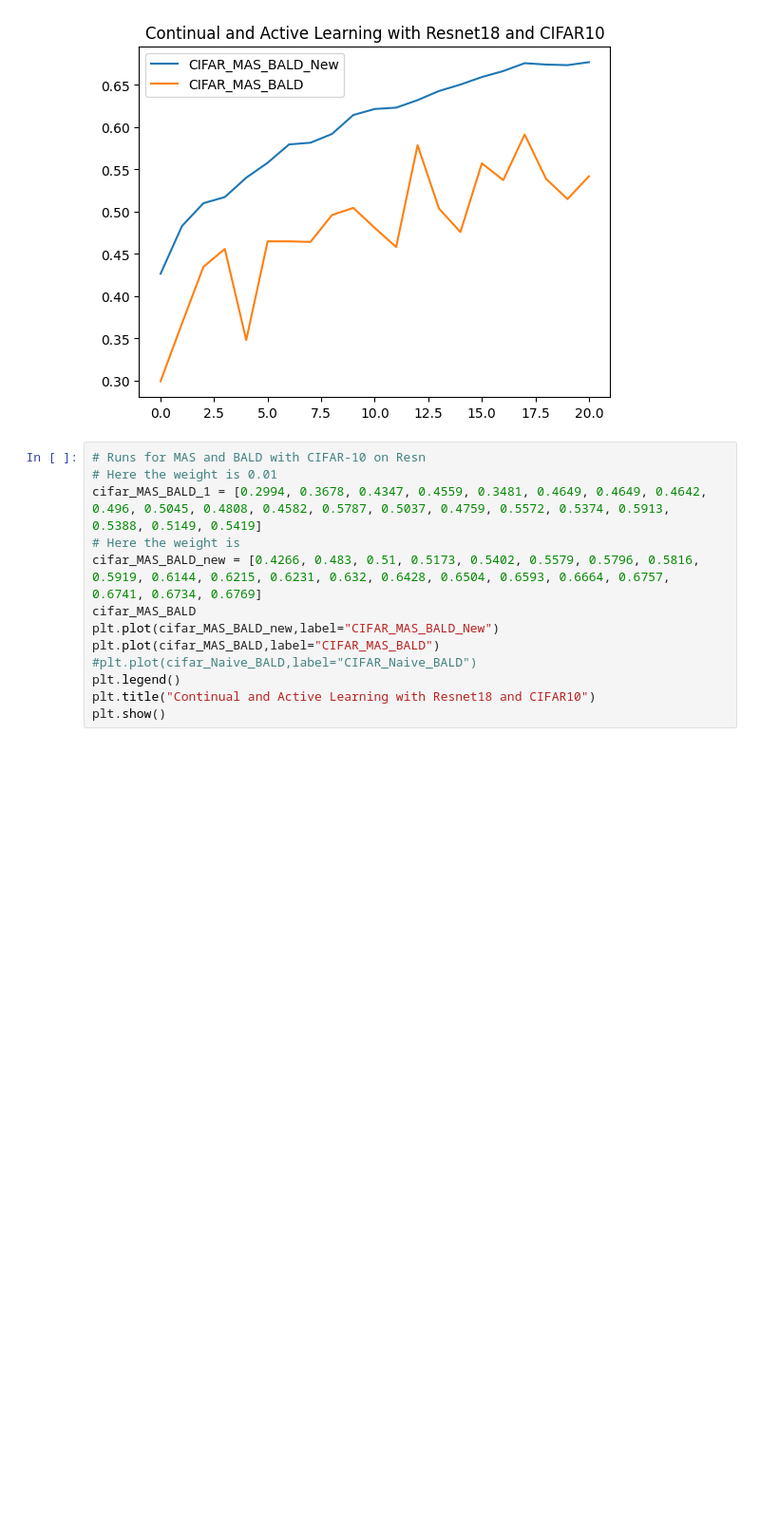
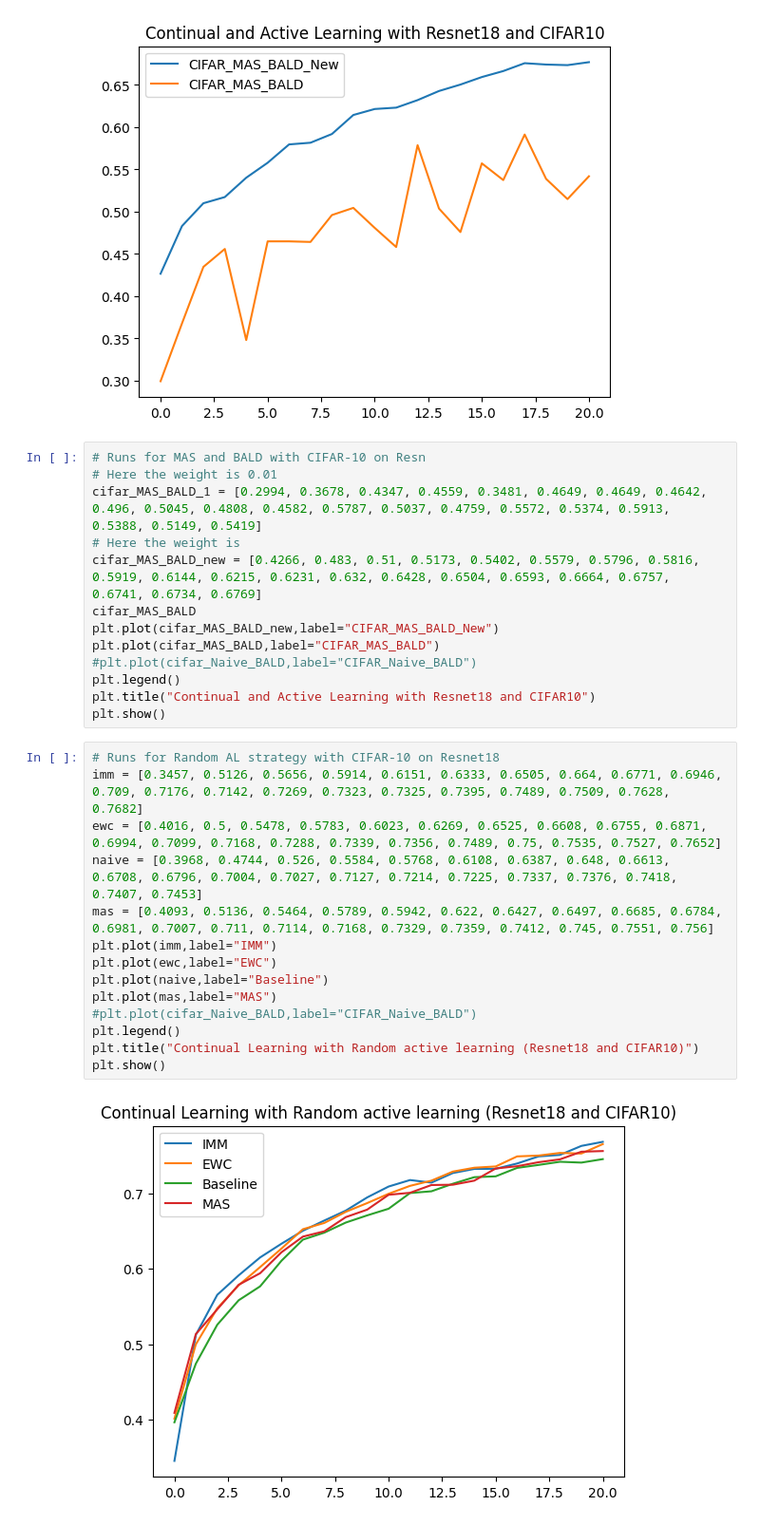
Before and after one commit to FelixMoeller3/calms, a Jupyter notebook: src/evaluation/eval_model_stealing.ipynb, the cells around one changed output. Shown at 95% size. Drawn from its saved outputs; the diff is of its cells as text; blank space fills up the shorter version.

```diff
--- a/src/evaluation/eval_model_stealing.ipynb
+++ b/src/evaluation/eval_model_stealing.ipynb
@@ -154,3 +154,19 @@ plt.plot(cifar_MAS_BALD,label="CIFAR_MAS_BALD")
 plt.legend()
 plt.title("Continual and Active Learning with Resnet18 and CIFAR10")
 plt.show()
+# %%
+# Runs for Random AL strategy with CIFAR-10 on Resnet18
+imm = [0.3457, 0.5126, 0.5656, 0.5914, 0.6151, 0.6333, 0.6505, 0.664, 0.6771, 0.6946, 0.709, 0.7176, 0.7142, 0.7269, 0.7323, 0.7325, 0.7395, 0.7489, 0.7509, 0.7628, 0.7682]
+ewc = [0.4016, 0.5, 0.5478, 0.5783, 0.6023, 0.6269, 0.6525, 0.6608, 0.6755, 0.6871, 0.6994, 0.7099, 0.7168, 0.7288, 0.7339, 0.7356, 0.7489, 0.75, 0.7535, 0.7527, 0.7652]
+naive = [0.3968, 0.4744, 0.526, 0.5584, 0.5768, 0.6108, 0.6387, 0.648, 0.6613, 0.6708, 0.6796, 0.7004, 0.7027, 0.7127, 0.7214, 0.7225, 0.7337, 0.7376, 0.7418, 0.7407, 0.7453]
+mas = [0.4093, 0.5136, 0.5464, 0.5789, 0.5942, 0.622, 0.6427, 0.6497, 0.6685, 0.6784, 0.6981, 0.7007, 0.711, 0.7114, 0.7168, 0.7329, 0.7359, 0.7412, 0.745, 0.7551, 0.756]
+plt.plot(imm,label="IMM")
+plt.plot(ewc,label="EWC")
+plt.plot(naive,label="Baseline")
+plt.plot(mas,label="MAS")
+#plt.plot(cifar_Naive_BALD,label="CIFAR_Naive_BALD")
+plt.legend()
+plt.title("Continual Learning with Random active learning (Resnet18 and CIFAR10)")
+plt.show()
+# %% [output]
+[figure, added]
```
Also changed, not shown: parts of 1 cell of this notebook.
